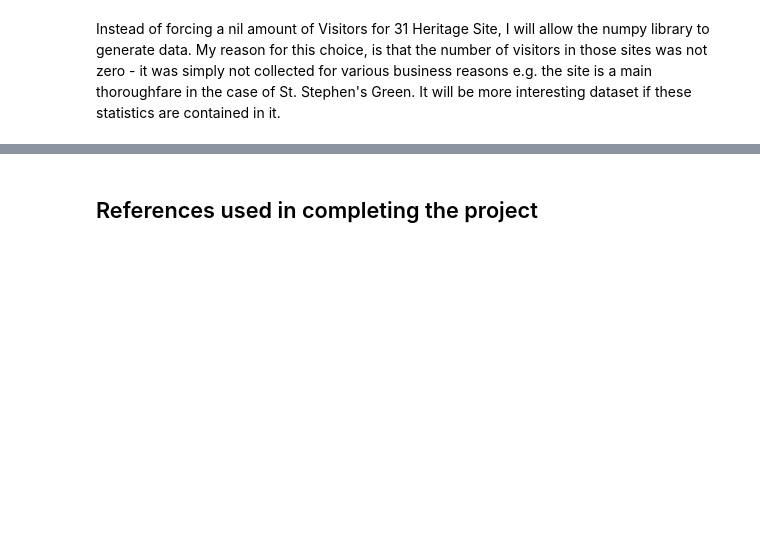
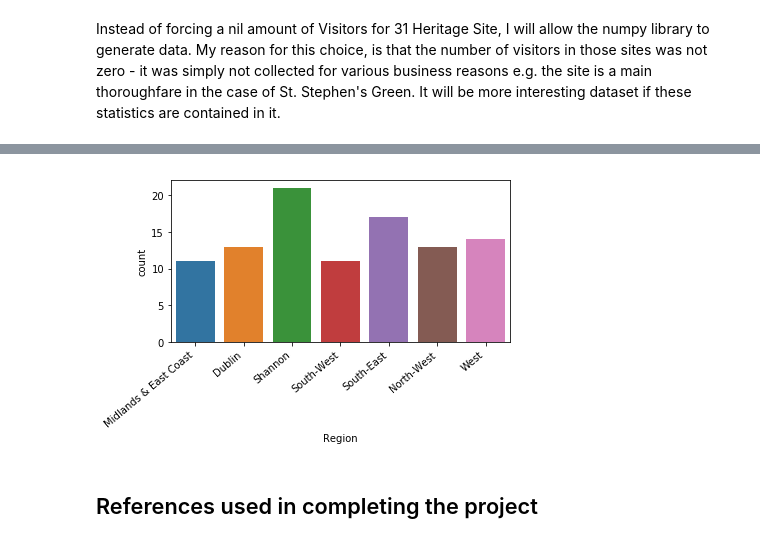
Before and after one commit to ClodaghMurphy/ProgDA_ProjectDec2019, a Jupyter notebook: ProgDA_ProjectDec2019.ipynb, the cells around one changed output, grey strips where cells are left out. Saved outputs shown, nothing was run; the diff lists cells and outputs as text; code cells hidden in the pictures; blank space fills up the shorter version.

```diff
--- a/ProgDA_ProjectDec2019.ipynb
+++ b/ProgDA_ProjectDec2019.ipynb
@@ -153,16 +159,13 @@ synthesise random data for price point variables for each demographic within the
 # %%
-#Print a description of the output
-print ("Synthesise a Dataset - Create random Adult Entrance Fees between the allowed range of values")
 #Adult entrance price -  100 integers between 1 and 12 with a normal distribution
 #0-12 is not used because this would result in some random values of 0
-#Code adated from library documentation https://docs.scipy.org/doc/numpy-1.15.0/reference/routines.random.html
-New_Adult = np.random.randint(1, high=12, size=100, dtype='l')
-New_Adult = pd.DataFrame(New_Adult)
+#Code adapted from library documentation https://docs.scipy.org/doc/numpy-1.15.0/reference/routines.random.html
+Adult = np.random.randint(1, high=12, size=100, dtype='l')
+Adult = pd.DataFrame(New_Adult)
 #Code adapted from https://stats.stackexchange.com/questions/283572/using-iloc-to-set-values/283575
 #Replace 51 values with free entry/zero
-New_Adult.loc[0:50,0] = 0
+Adult.loc[0:50,0] = 0
 #Permute the synthesised dataframe. Permute is used because shuffle creates a "key error" when used with a dataframe.
-df4 = pd.DataFrame(np.random.permutation(New_Adult), columns = ['New_Adult'])
-#df8 = pd.DataFrame((np.random.permutation(New_Family)), columns = ['New_Family']
+df4 = pd.DataFrame(np.random.permutation(Adult), columns = ['Adult'])
 #df4
 # %% [output]
@@ -243,0 +345,11 @@ New_Dataset = pd.concat([New_Names,df2, df3, df4, df5,df6, df7, df8], axis=1)
+# %%
+#Code amended from https://stackoverflow.com/questions/42528921/how-to-prevent-overlapping-x-axis-labels-in-sns-countplot
+#Following on from the last plot, this countplot give a more accurate visualisation of the number of smokers versus non smokers.
+
+ax = sns.countplot(x="Region", data=New_Dataset)
+
+ax.set_xticklabels(ax.get_xticklabels(), rotation=40, ha="right")
+plt.tight_layout()
+plt.show()
+# %% [output]
+[figure, added]
```
Also changed, not shown: parts of 23 cells of this notebook.
